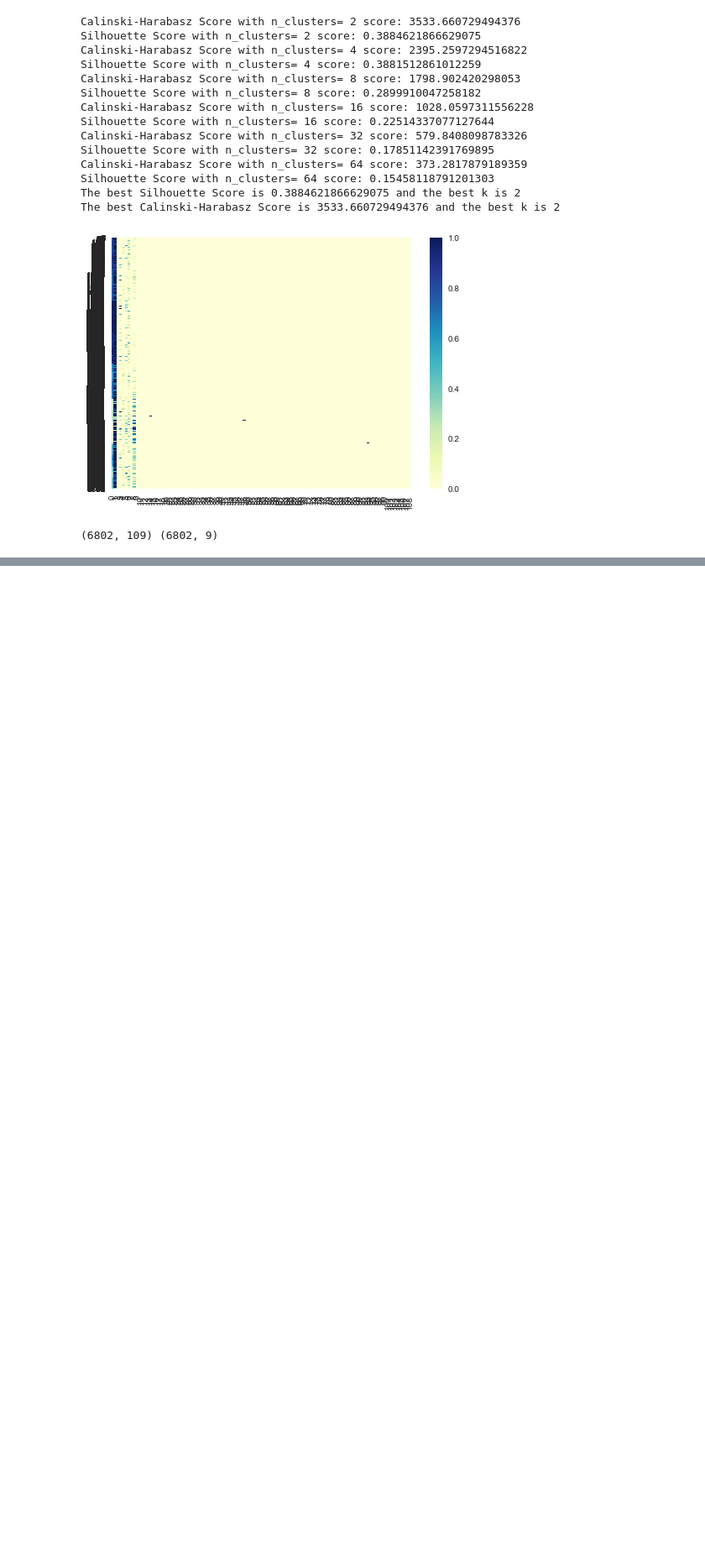
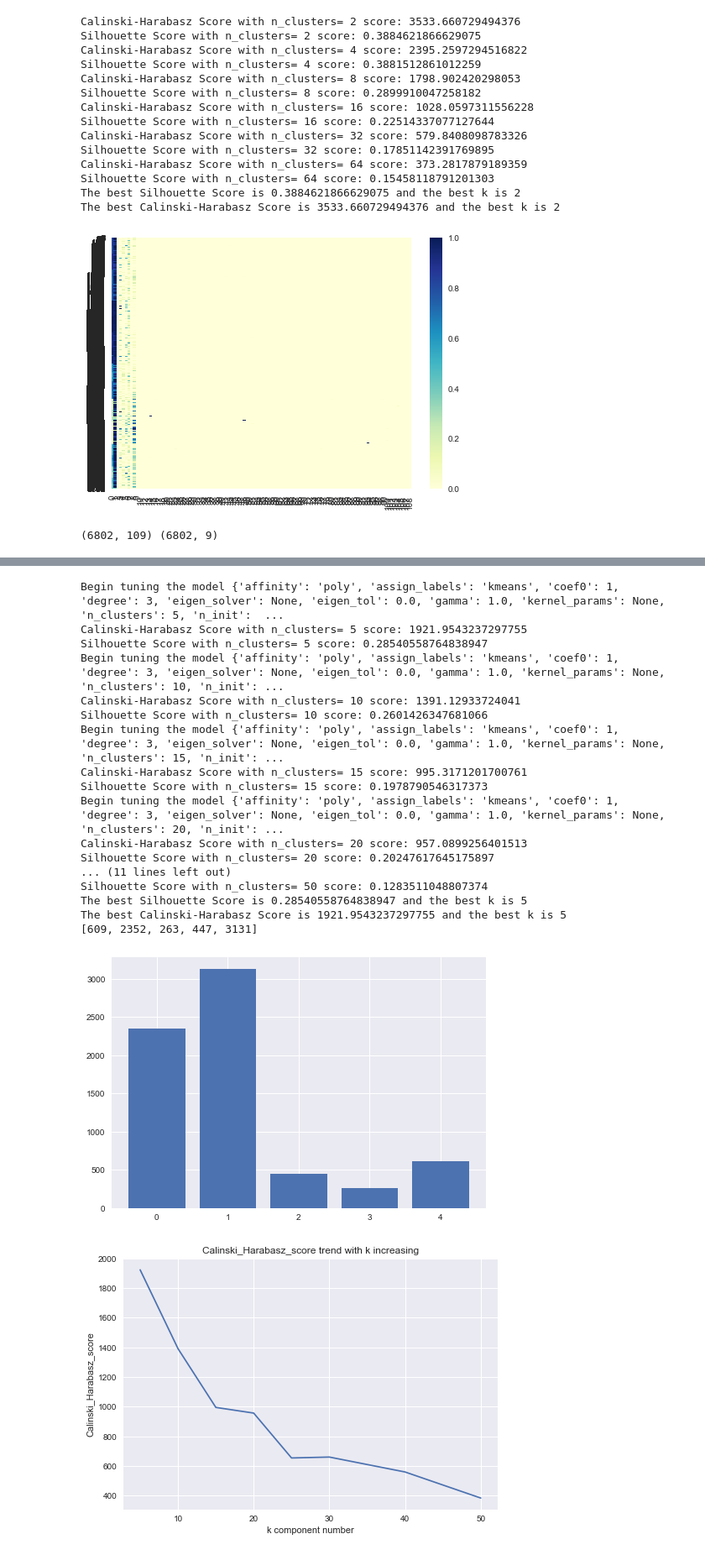
Before and after one commit to wsh540677278/Taobao, a Jupyter notebook: Merchant_Analysis.ipynb, the cells around one changed output, grey strips where cells are left out. Shown at 84% size. Saved outputs shown, nothing was run; the diff lists cells and outputs as text; code cells hidden in the pictures; blank space fills up the shorter version.

```diff
--- a/Merchant_Analysis.ipynb
+++ b/Merchant_Analysis.ipynb
@@ -499,0 +691,24 @@ np.save("merchant_explcit_svd_features.npy", svd_X_minMax)
+# %%
+k_list = [5, 10, 15, 20, 25, 30, 40, 50]
+# select_k_and_kernel(k_list, X_minMax, model_list)
+select_k_and_kernel(k_list, svd_X_minMax, model_list)
+# %% [output]
+Begin tuning the model {'affinity': 'poly', 'assign_labels': 'kmeans', 'coef0': 1, 'degree': 3, 'eigen_solver': None, 'eigen_tol': 0.0, 'gamma': 1.0, 'kernel_params': None, 'n_clusters': 5, 'n_init':  ...
+Calinski-Harabasz Score with n_clusters= 5 score: 1921.9543237297755
+Silhouette Score with n_clusters= 5 score: 0.28540558764838947
+Begin tuning the model {'affinity': 'poly', 'assign_labels': 'kmeans', 'coef0': 1, 'degree': 3, 'eigen_solver': None, 'eigen_tol': 0.0, 'gamma': 1.0, 'kernel_params': None, 'n_clusters': 10, 'n_init': ...
+Calinski-Harabasz Score with n_clusters= 10 score: 1391.12933724041
+Silhouette Score with n_clusters= 10 score: 0.2601426347681066
+Begin tuning the model {'affinity': 'poly', 'assign_labels': 'kmeans', 'coef0': 1, 'degree': 3, 'eigen_solver': None, 'eigen_tol': 0.0, 'gamma': 1.0, 'kernel_params': None, 'n_clusters': 15, 'n_init': ...
+Calinski-Harabasz Score with n_clusters= 15 score: 995.3171201700761
+Silhouette Score with n_clusters= 15 score: 0.1978790546317373
+Begin tuning the model {'affinity': 'poly', 'assign_labels': 'kmeans', 'coef0': 1, 'degree': 3, 'eigen_solver': None, 'eigen_tol': 0.0, 'gamma': 1.0, 'kernel_params': None, 'n_clusters': 20, 'n_init': ...
+Calinski-Harabasz Score with n_clusters= 20 score: 957.0899256401513
+Silhouette Score with n_clusters= 20 score: 0.20247617645175897
+... (11 lines left out)
+Silhouette Score with n_clusters= 50 score: 0.1283511048807374
+The best Silhouette Score is 0.28540558764838947 and the best k is 5
+The best Calinski-Harabasz Score is 1921.9543237297755 and the best k is 5
+[609, 2352, 263, 447, 3131]
+[figure, added]
+[figure, added]
```
Also changed, not shown: parts of 19 cells of this notebook, 13 other files.
